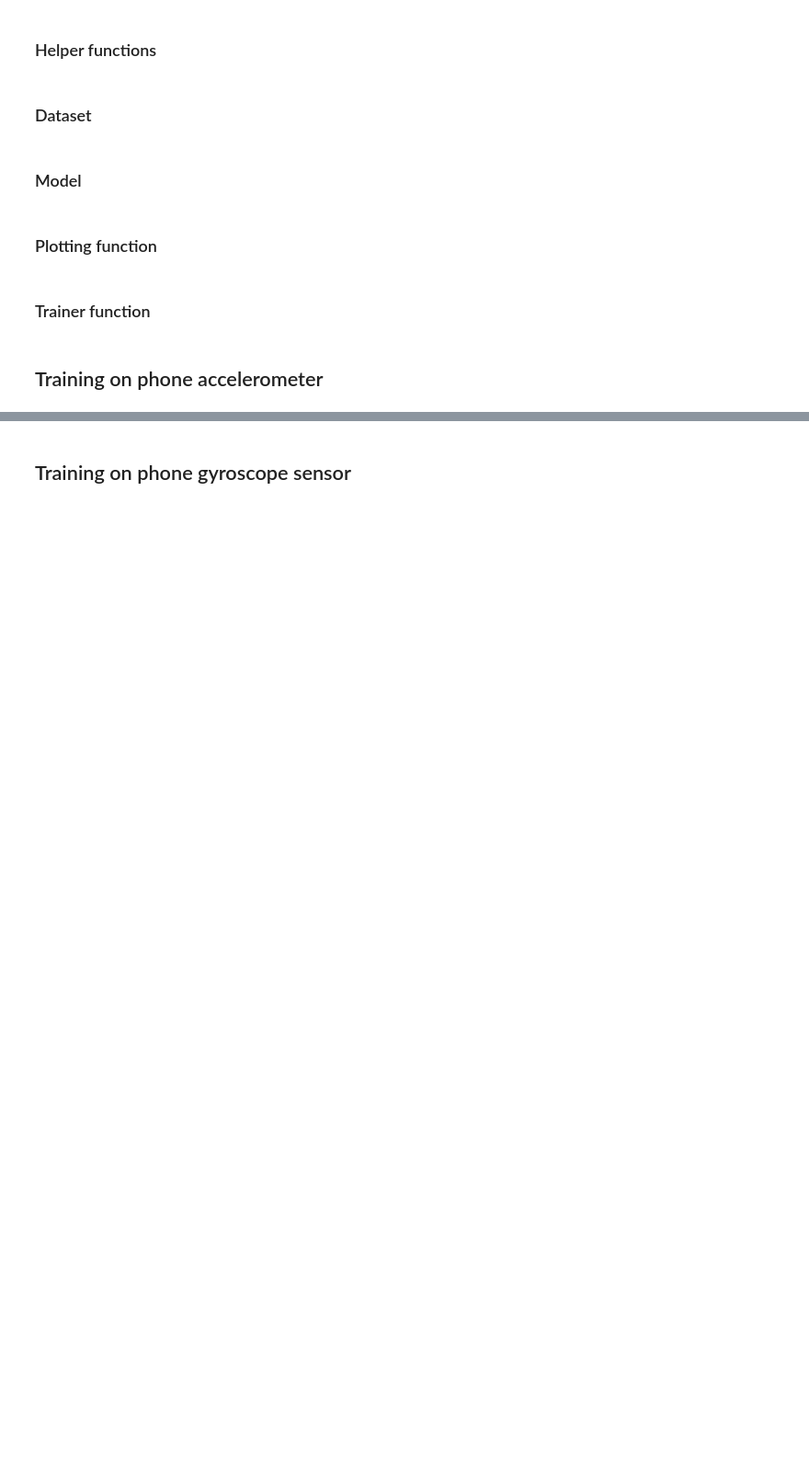
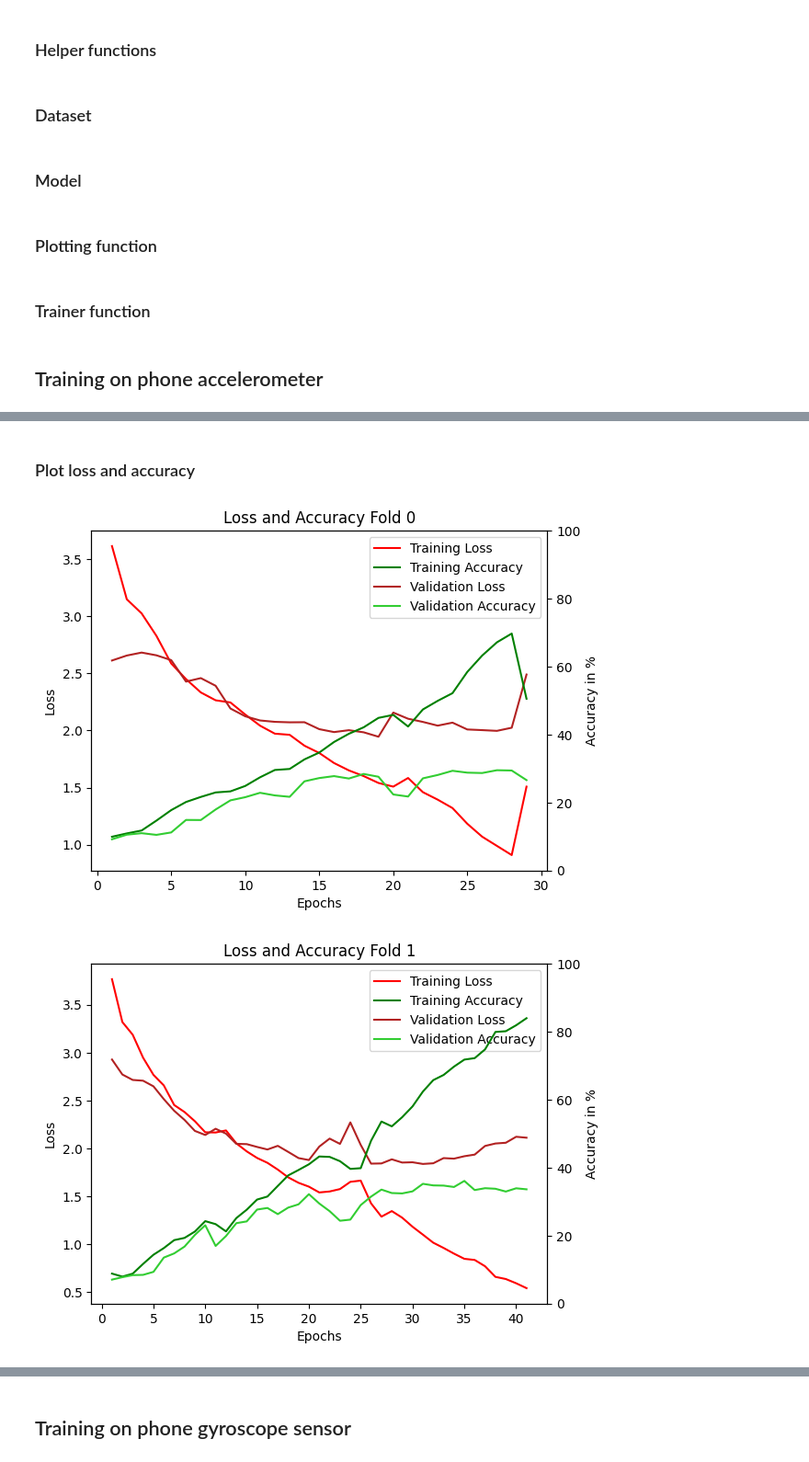
Before and after one commit to murthy-l/HAD-Using-Sensors, a Jupyter notebook: code/003_train_phone_data_lstm.ipynb, the cells around one changed output, grey strips where cells are left out. Shown at 92% size. Cells and saved outputs as stored; diff of their text form; code cells hidden in the pictures; blank space fills up the shorter version.

Commit message:
LSTM and GRU code organized
Signed-off-by: murthy-l <murthyl@murthylbengaluru@gmail.com>

```diff
--- a/code/003_train_phone_data_lstm.ipynb
+++ b/code/003_train_phone_data_lstm.ipynb
@@ -250,23 +239,13 @@ def train(data_dir, num_splits, window_size, step_size, activity_names, batch_si
 # %%
-##################################################################
-#Hyperparameter
-##################################################################
 #ACTIVITY_NAMES = ["walking", "jogging", "stairs", "sitting", "standing", "kicking soccer ball"]
 ACTIVITY_NAMES = ["walking", "jogging", "stairs", "sitting", "standing", "typing", "brushing teeth",
                   "eating soup", "drinking from cup",
                   "kicking soccer ball", "playing catch tennis ball", "dribbling basket ball",
                   "writing", "clapping", "folding clothes"]
-NUM_EPOCHS  = 90
+NUM_EPOCHS = 90
 BATCH_SIZE = 256
 WINDOW_SIZE=200
 STEP_SIZE=100
 NUM_SPLITS=5
+NN_NET = lstm_net
 DATA_DIR="../dataset/raw/phone/accel"
-
-train(data_dir=DATA_DIR,
-      num_splits=NUM_SPLITS,
-      window_size=WINDOW_SIZE,
-      step_size=STEP_SIZE,
-      activity_names=ACTIVITY_NAMES,
-      batch_size=BATCH_SIZE,
-      num_epochs=NUM_EPOCHS)
@@ -334,0 +254,12 @@ Restoring model weights from the end of the best epoch: 14.
+# %%
+options = tf.data.Options()
+options.experimental_distribute.auto_shard_policy = tf.data.experimental.AutoShardPolicy.OFF
+activity_code, cat_len = get_activity_code(ACTIVITY_NAMES)
+# Dataset
+train_ds, target_ds = WISDM_Dataset(dir = DATA_DIR,
+                              window_size = WINDOW_SIZE,
+                              step_size = STEP_SIZE,
+                              activity_code = activity_code)
+k_fold = KFold(n_splits = NUM_SPLITS,
+           shuffle = True,
+           random_state = RANDOM_STATE)
@@ -334,0 +314,8 @@ Restoring model weights from the end of the best epoch: 14.
+# %%
+training_data = train(nn_net=NN_NET,
+                      cat_len=cat_len,
+                      batch_size=BATCH_SIZE,
+                      num_epochs=NUM_EPOCHS,
+                      k_fold=k_fold,
+                      train_ds=train_ds,
+                      target_ds=target_ds)
@@ -334,0 +343,13 @@ Restoring model weights from the end of the best epoch: 14.
+# %% [markdown]
+### Plot loss and accuracy
+# %%
+for k in training_data.keys():
+    # Plot loss and accuracy curves
+    model_data = training_data[k]['model_data']
+    plot_loss_acc(len(model_data.history["loss"]), model_data.history["loss"],
+                              [acc * 100.0 for acc in model_data.history["accuracy"]],
+                              model_data.history["val_loss"],
+                              [acc * 100.0 for acc in model_data.history["val_accuracy"]], str(k))
+# %% [output]
+[figure, added]
+[figure, added]
```
Also changed, not shown: parts of 34 cells of this notebook, 1 other file.
